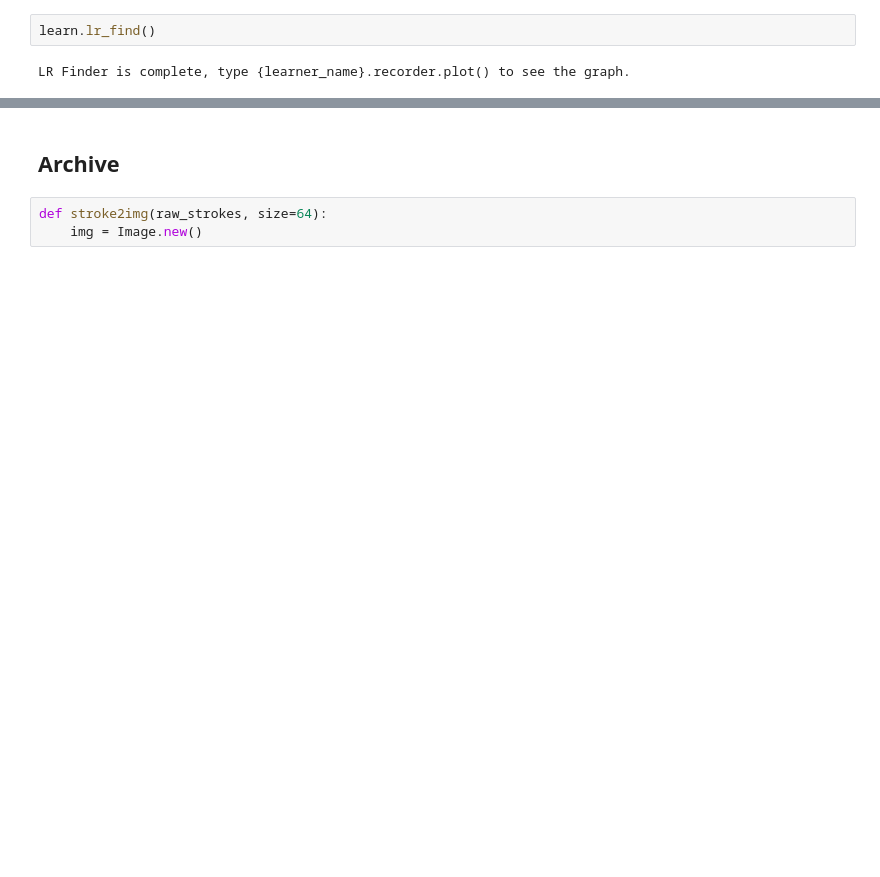
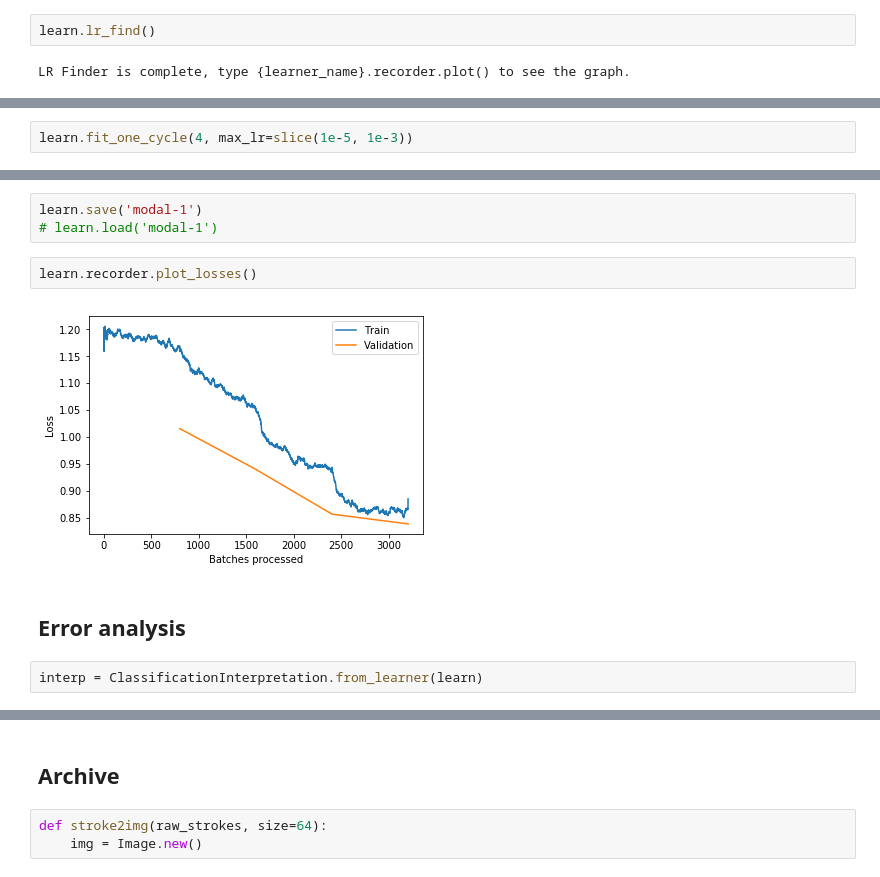
Before and after one commit to xiguagua/kaggle-doodle, a Jupyter notebook: doodle.ipynb, the cells around one changed output, grey strips where cells are left out. Drawn from its saved outputs; the diff is of its cells as text; blank space fills up the shorter version.

```diff
--- a/doodle.ipynb
+++ b/doodle.ipynb
@@ -146,0 +186,2 @@ learn.fit_one_cycle(4, max_lr=4e-02)
+# %%
+learn.fit_one_cycle(4, max_lr=slice(1e-5, 1e-3))
@@ -146,0 +195,11 @@ learn.fit_one_cycle(4, max_lr=4e-02)
+# %%
+learn.save('modal-1')
+# learn.load('modal-1')
+# %%
+learn.recorder.plot_losses()
+# %% [output]
+[figure, added]
+# %% [markdown]
+## Error analysis
+# %%
+interp = ClassificationInterpretation.from_learner(learn)
```
Also changed, not shown: parts of 28 cells of this notebook.
